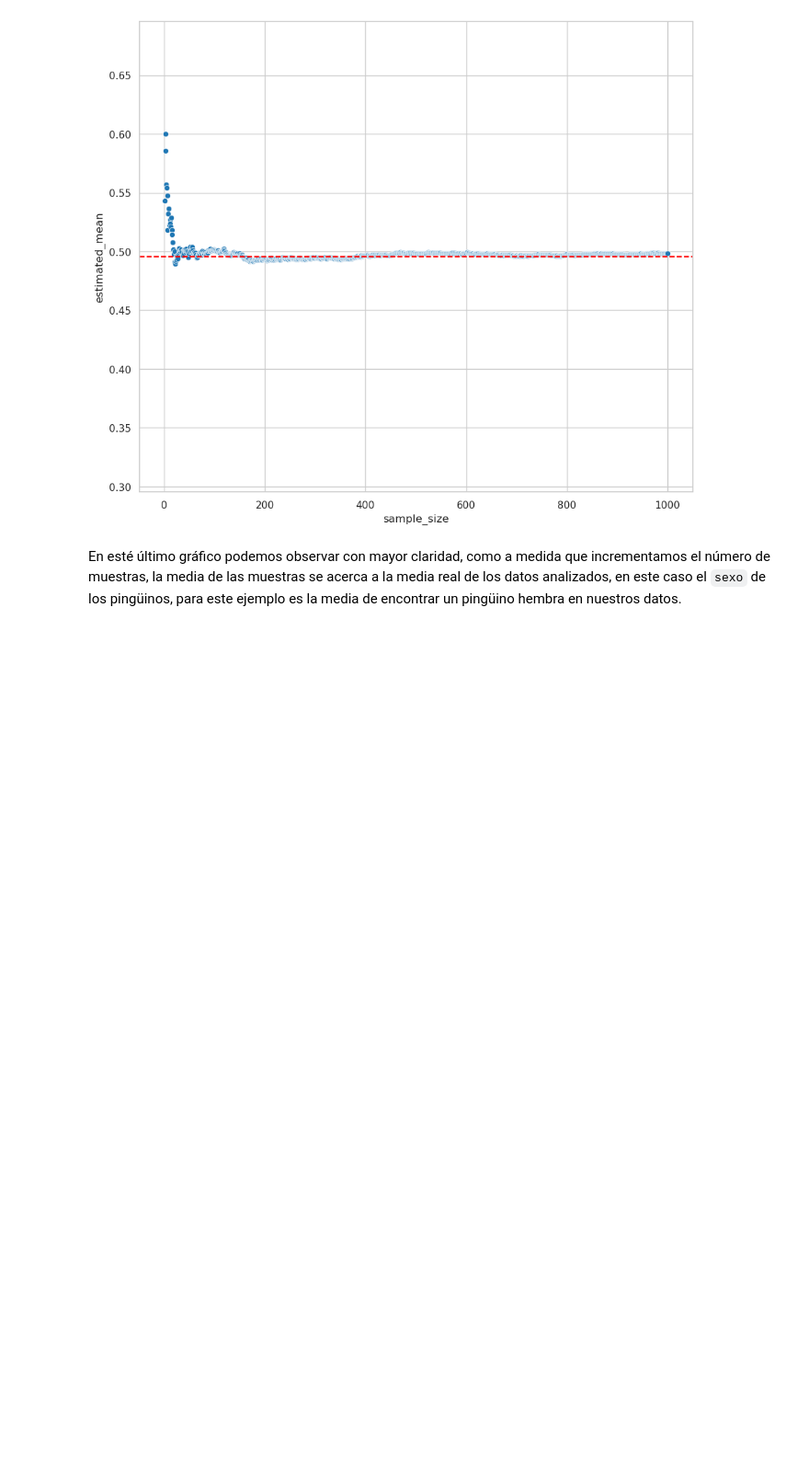
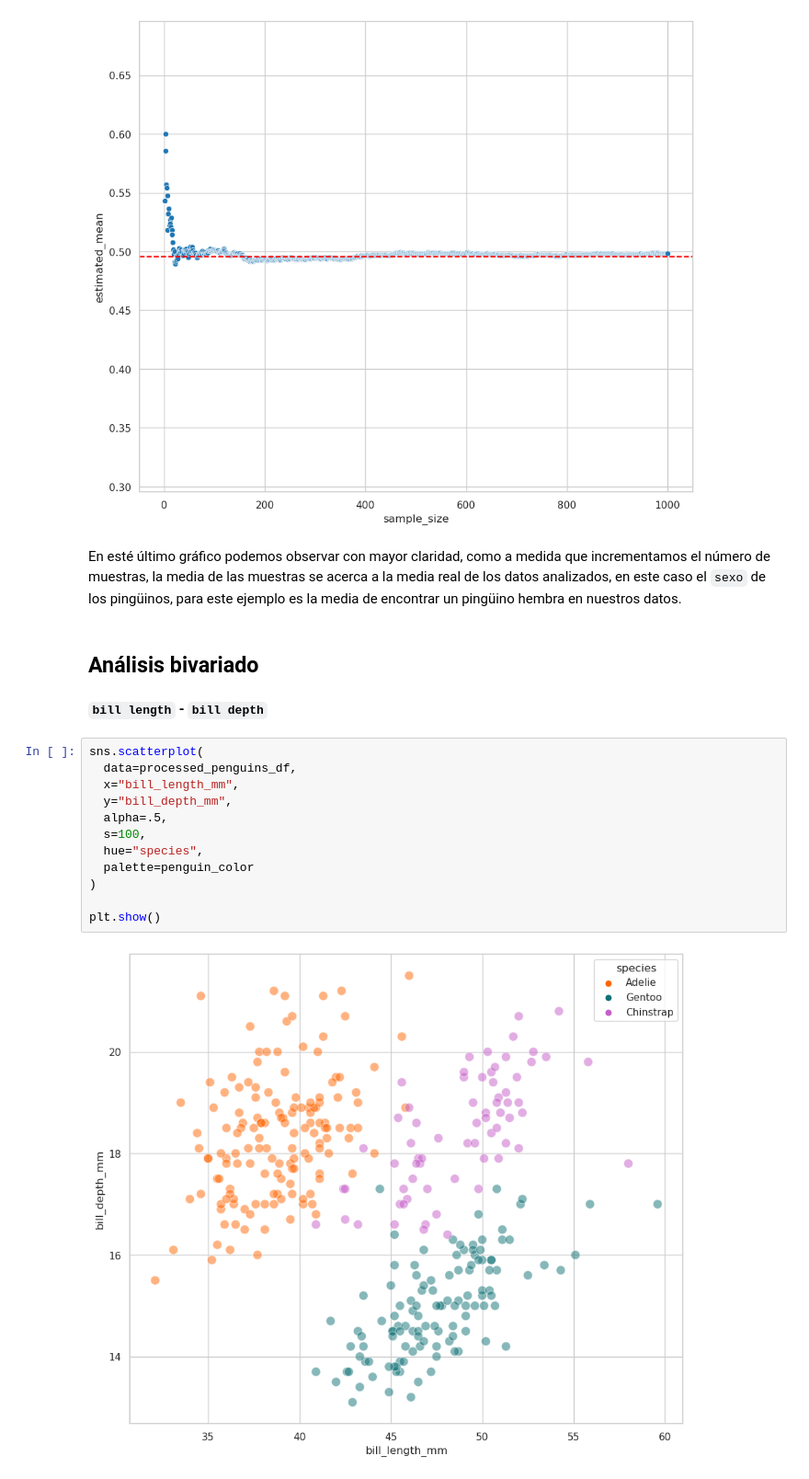
Before and after one commit to pahoalapizco/eda_penguins, a Jupyter notebook: notebooks/1.0-eda_penguins-introduction.ipynb, the cells around one changed output. Shown at 92% size. Cells and saved outputs as stored; diff of their text form; blank space fills up the shorter version.

Commit message:
:sparkles: Análisis bivariado - diagrama de puntos

```diff
--- a/notebooks/1.0-eda_penguins-introduction.ipynb
+++ b/notebooks/1.0-eda_penguins-introduction.ipynb
@@ -969,3 +969,21 @@ plt.show()
 [figure]
 # %% [markdown]
 En esté último gráfico podemos observar con mayor claridad, como a medida que incrementamos el número de muestras, la media de las muestras se acerca a la media real de los datos analizados, en este caso el `sexo` de los pingüinos, para este ejemplo es la media de encontrar un pingüino hembra en nuestros datos.
+# %% [markdown]
+## Análisis bivariado
+# %% [markdown]
+**`bill length` - `bill depth`**
+# %%
+sns.scatterplot(
+  data=processed_penguins_df,
+  x="bill_length_mm",
+  y="bill_depth_mm",
+  alpha=.5,
+  s=100,
+  hue="species",
+  palette=penguin_color
+)
+
+plt.show()
+# %% [output]
+[figure, added]
```
Also changed, not shown: parts of 3 cells of this notebook.
